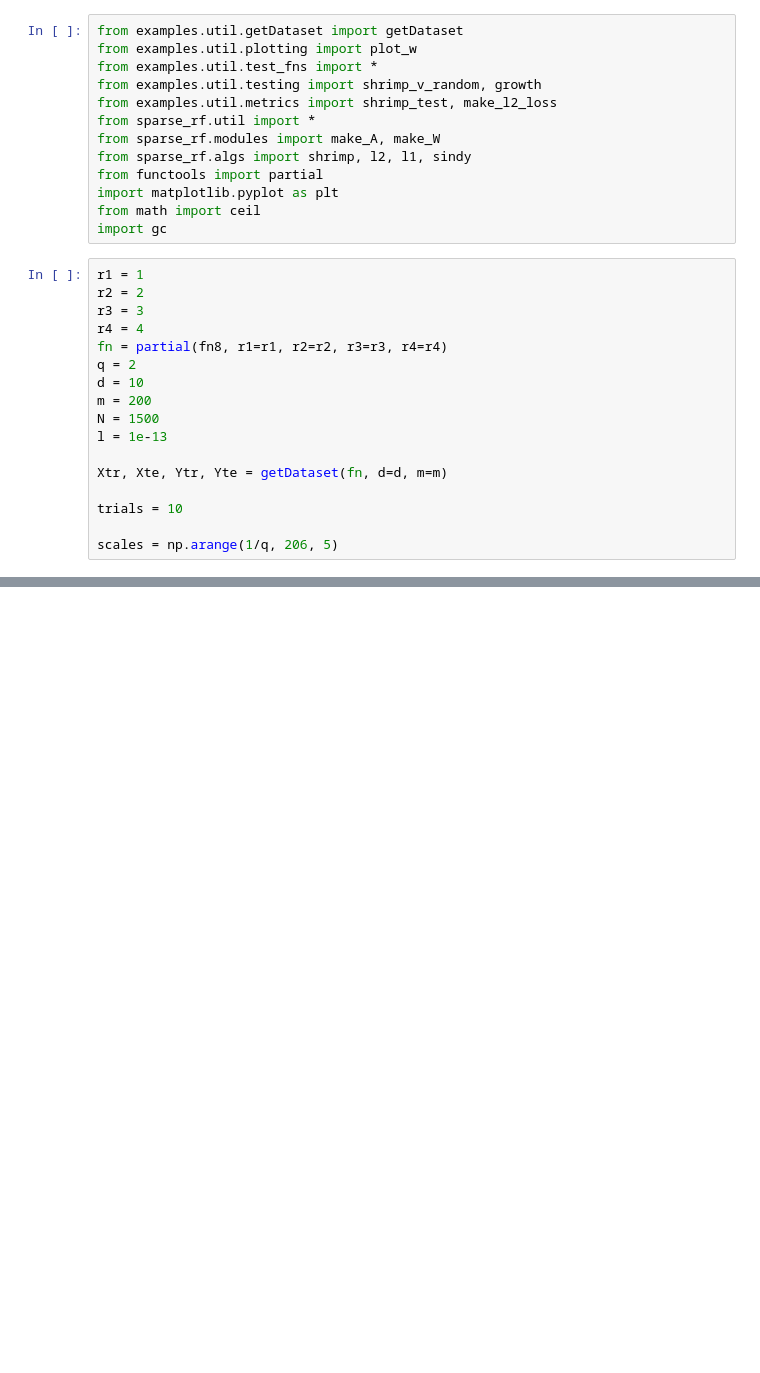
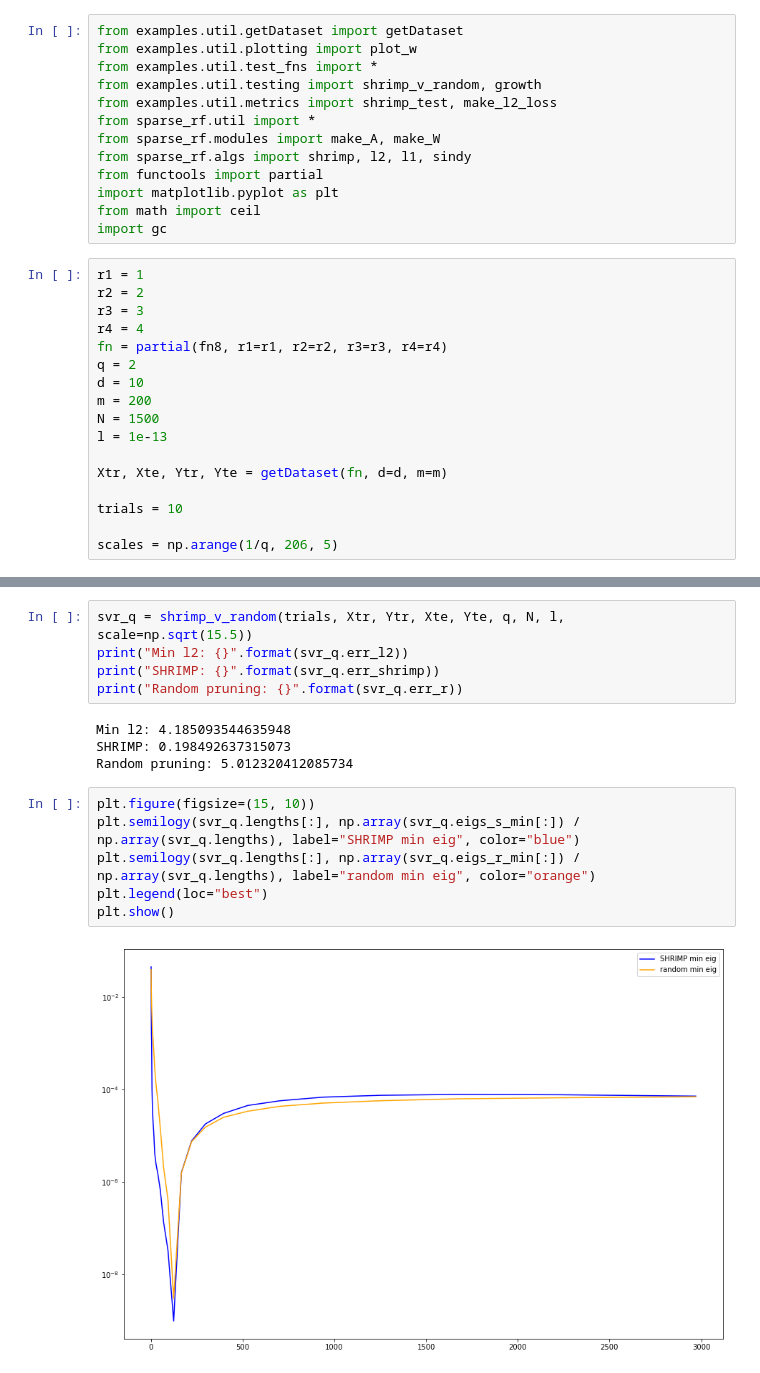
Before and after one commit to rhshi/sparse-rf, a Jupyter notebook: examples/high_frequency/test_fn8.ipynb, the cells around one changed output, grey strips where cells are left out. Drawn from its saved outputs; the diff is of its cells as text; blank space fills up the shorter version.

```diff
--- a/examples/high_frequency/test_fn8.ipynb
+++ b/examples/high_frequency/test_fn8.ipynb
@@ -81,0 +107,17 @@ Min l1: 4.661137665970444
+# %%
+svr_q = shrimp_v_random(trials, Xtr, Ytr, Xte, Yte, q, N, l, scale=np.sqrt(15.5))
+print("Min l2: {}".format(svr_q.err_l2))
+print("SHRIMP: {}".format(svr_q.err_shrimp))
+print("Random pruning: {}".format(svr_q.err_r))
+# %% [output]
+Min l2: 4.185093544635948
+SHRIMP: 0.198492637315073
+Random pruning: 5.012320412085734
+# %%
+plt.figure(figsize=(15, 10))
+plt.semilogy(svr_q.lengths[:], np.array(svr_q.eigs_s_min[:]) / np.array(svr_q.lengths), label="SHRIMP min eig", color="blue")
+plt.semilogy(svr_q.lengths[:], np.array(svr_q.eigs_r_min[:]) / np.array(svr_q.lengths), label="random min eig", color="orange")
+plt.legend(loc="best")
+plt.show()
+# %% [output]
+[figure, added]
```
Also changed, not shown: parts of 8 cells of this notebook, 1 other file.
